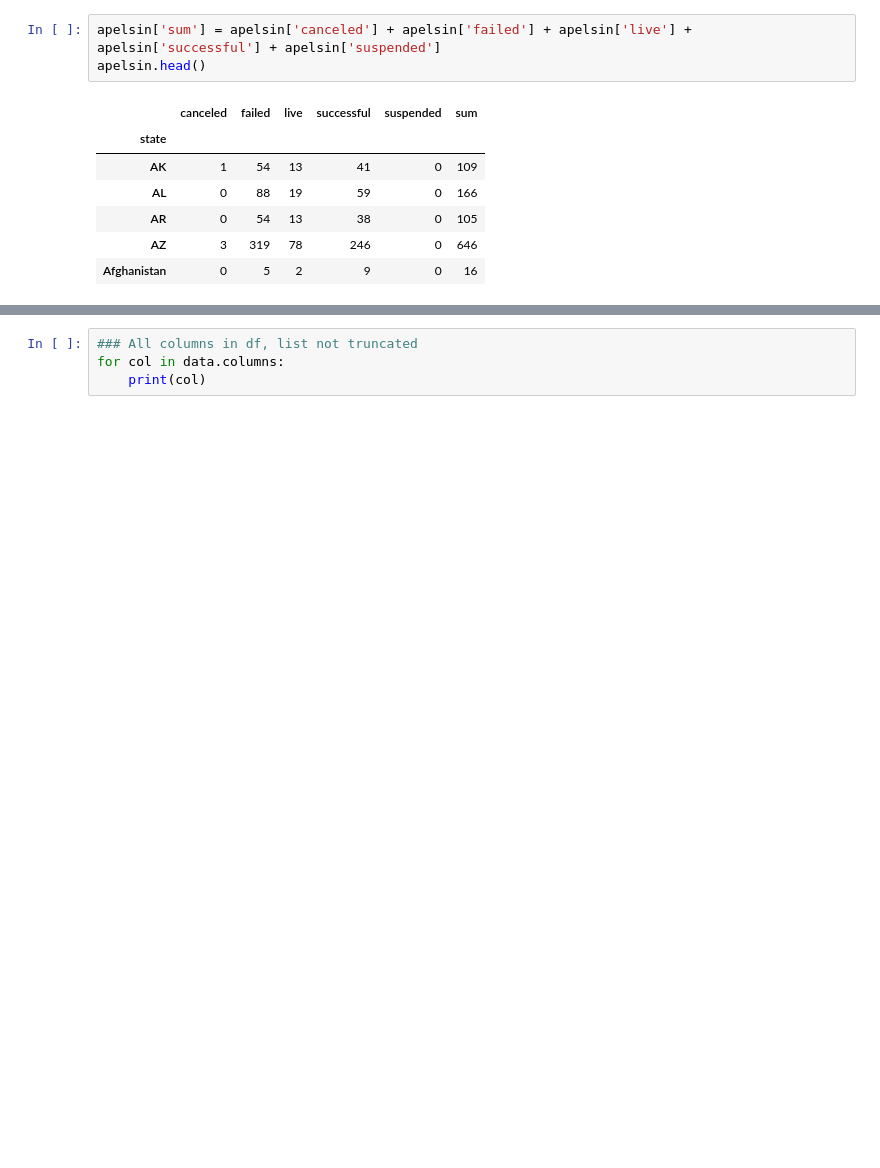
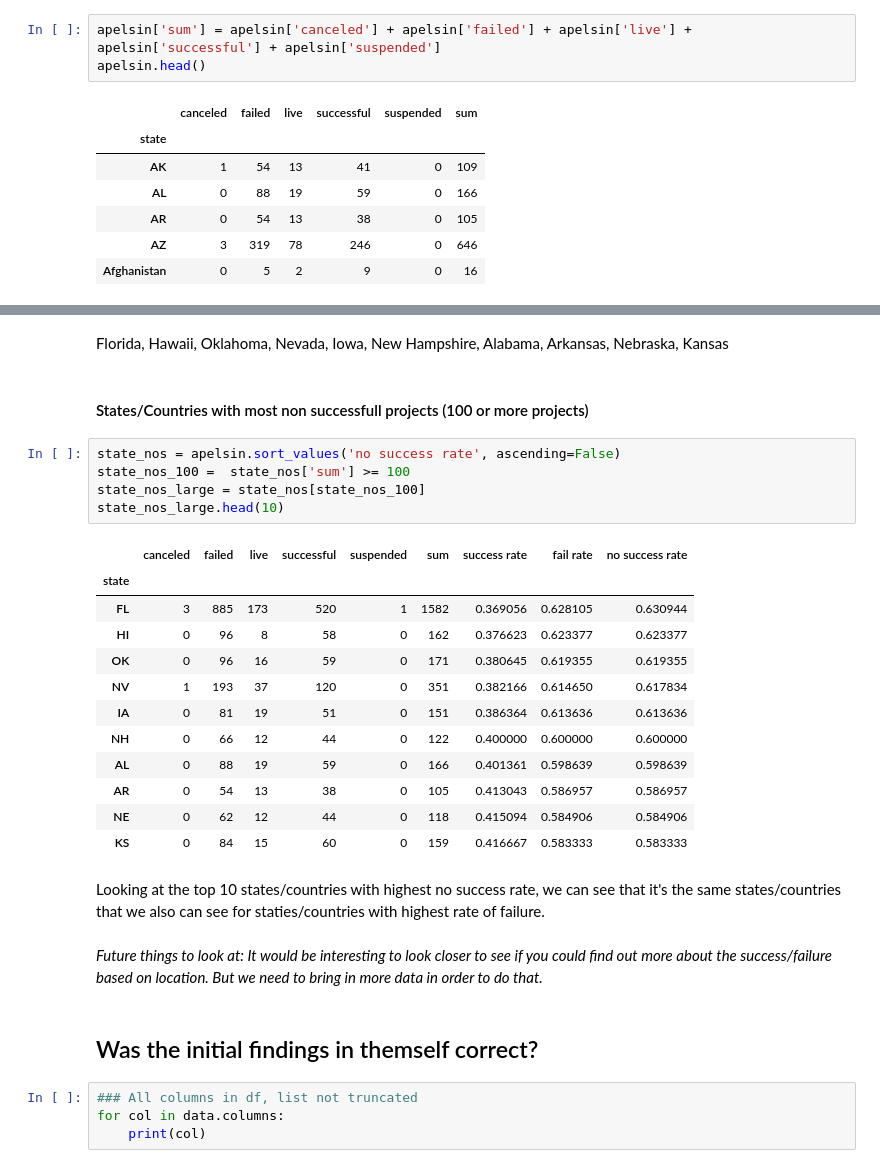
Before and after one commit to yhpf/kickstarter, a Jupyter notebook: kickstarter2.ipynb, the cells around one changed output, grey strips where cells are left out. Cells and saved outputs as stored; diff of their text form; blank space fills up the shorter version.

```diff
--- a/kickstarter2.ipynb
+++ b/kickstarter2.ipynb
@@ -110,3 +152,31 @@ apelsin.head()
+# %% [markdown]
+Florida, Hawaii, Oklahoma, Nevada, Iowa, New Hampshire, Alabama, Arkansas, Nebraska, Kansas
+# %% [markdown]
+#### States/Countries with most non successfull projects  (100 or more projects)
+# %%
+state_nos = apelsin.sort_values('no success rate', ascending=False)
+state_nos_100 =  state_nos['sum'] >= 100
+state_nos_large = state_nos[state_nos_100]
+state_nos_large.head(10)
+# %% [output]
+|  | canceled | failed | live | successful | suspended | sum | success rate | fail rate | no success rate |
+| state |  |  |  |  |  |  |  |  |  |
+| FL | 3 | 885 | 173 | 520 | 1 | 1582 | 0.369056 | 0.628105 | 0.630944 |
+| HI | 0 | 96 | 8 | 58 | 0 | 162 | 0.376623 | 0.623377 | 0.623377 |
+| OK | 0 | 96 | 16 | 59 | 0 | 171 | 0.380645 | 0.619355 | 0.619355 |
+| NV | 1 | 193 | 37 | 120 | 0 | 351 | 0.382166 | 0.614650 | 0.617834 |
+| IA | 0 | 81 | 19 | 51 | 0 | 151 | 0.386364 | 0.613636 | 0.613636 |
+| NH | 0 | 66 | 12 | 44 | 0 | 122 | 0.400000 | 0.600000 | 0.600000 |
+| AL | 0 | 88 | 19 | 59 | 0 | 166 | 0.401361 | 0.598639 | 0.598639 |
+| AR | 0 | 54 | 13 | 38 | 0 | 105 | 0.413043 | 0.586957 | 0.586957 |
+| NE | 0 | 62 | 12 | 44 | 0 | 118 | 0.415094 | 0.584906 | 0.584906 |
+| KS | 0 | 84 | 15 | 60 | 0 | 159 | 0.416667 | 0.583333 | 0.583333 |
+# %% [markdown]
+Looking at the top 10 states/countries with highest no success rate, we can see that it's the same states/countries that we also can see for staties/countries with highest rate of failure.
+# %% [markdown]
+*Future things to look at: It would be interesting to look closer to see if you could find out more about the success/failure based on location. But we need to bring in more data in order to do that.*
+# %% [markdown]
+## Was the initial findings in themself correct?
 # %%
 ### All columns in df, list not truncated
 for col in data.columns:
```
Also changed, not shown: parts of 19 cells of this notebook.
